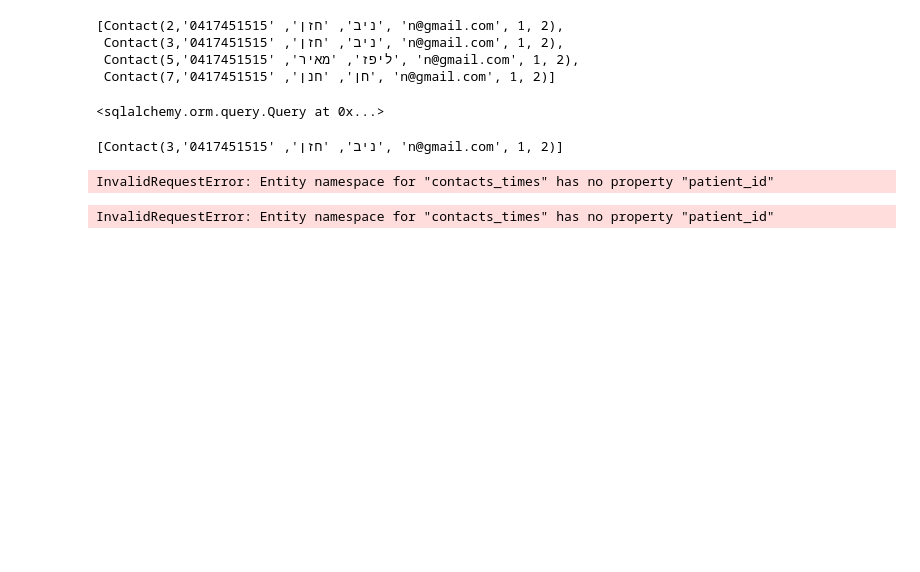
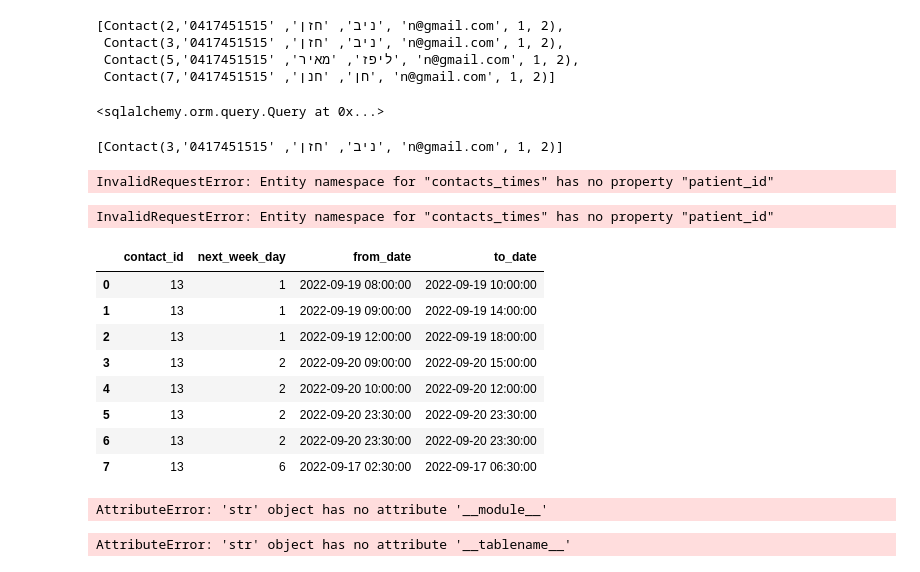
Before and after one commit to nivbadli1/temi_v3, a Jupyter notebook: apps/core/add_rows_to_db.ipynb, the cells around one changed output. Saved outputs shown, nothing was run; the diff lists cells and outputs as text; code cells hidden in the pictures; blank space fills up the shorter version.

```diff
--- a/apps/add_rows_to_db.ipynb
+++ b/apps/core/add_rows_to_db.ipynb
@@ -265,0 +442,35 @@ InvalidRequestError: Entity namespace for "contacts_times" has no property "pati
+# %%
+import utils as U
+
+df = get_df(ContactTime)
+df = df[df.contact_id == 13]
+
+def transform_time_df(cls,next_days_num):
+    df = get_df(cls.__name__ + 'Time')
+    df = U.convert_time_cols_to_time_delta(df, ['from_hour', 'to_hour'])
+# df = U.concact_time_cols_and_date(df,7)
+temp_df = U.get_next_days_dates(7)
+df = df.merge(temp_df ,how='inner')
+df['from_date'] = df['from_hour'] + df['next_week_date']
+df['to_date'] = df['to_hour'] + df['next_week_date']
+df.drop(columns=["from_hour","to_hour","day","next_week_date"],inplace=True)
+df
+# %% [output]
+|  | contact_id | next_week_day | from_date | to_date |
+| 0 | 13 | 1 | 2022-09-19 08:00:00 | 2022-09-19 10:00:00 |
+| 1 | 13 | 1 | 2022-09-19 09:00:00 | 2022-09-19 14:00:00 |
+| 2 | 13 | 1 | 2022-09-19 12:00:00 | 2022-09-19 18:00:00 |
+| 3 | 13 | 2 | 2022-09-20 09:00:00 | 2022-09-20 15:00:00 |
+| 4 | 13 | 2 | 2022-09-20 10:00:00 | 2022-09-20 12:00:00 |
+| 5 | 13 | 2 | 2022-09-20 23:30:00 | 2022-09-20 23:30:00 |
+| 6 | 13 | 2 | 2022-09-20 23:30:00 | 2022-09-20 23:30:00 |
+| 7 | 13 | 6 | 2022-09-17 02:30:00 | 2022-09-17 06:30:00 |
+# %%
+
+Contact.__name__ + 'Time'
+# %% [output]
+AttributeError: 'str' object has no attribute '__module__'
+# %%
+df = get_df(Contact.__name__ + 'Time')
+# %% [output]
+AttributeError: 'str' object has no attribute '__tablename__'
```
Also changed, not shown: parts of 19 cells of this notebook, 5 other files.
